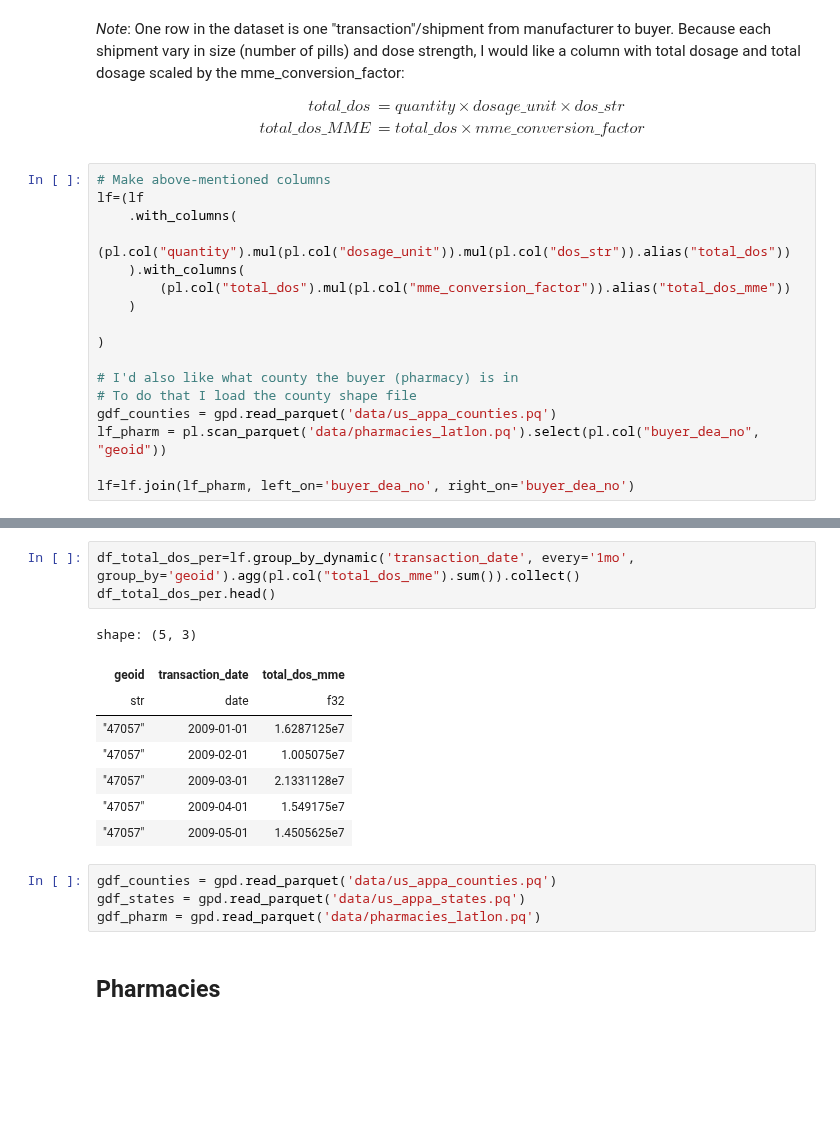
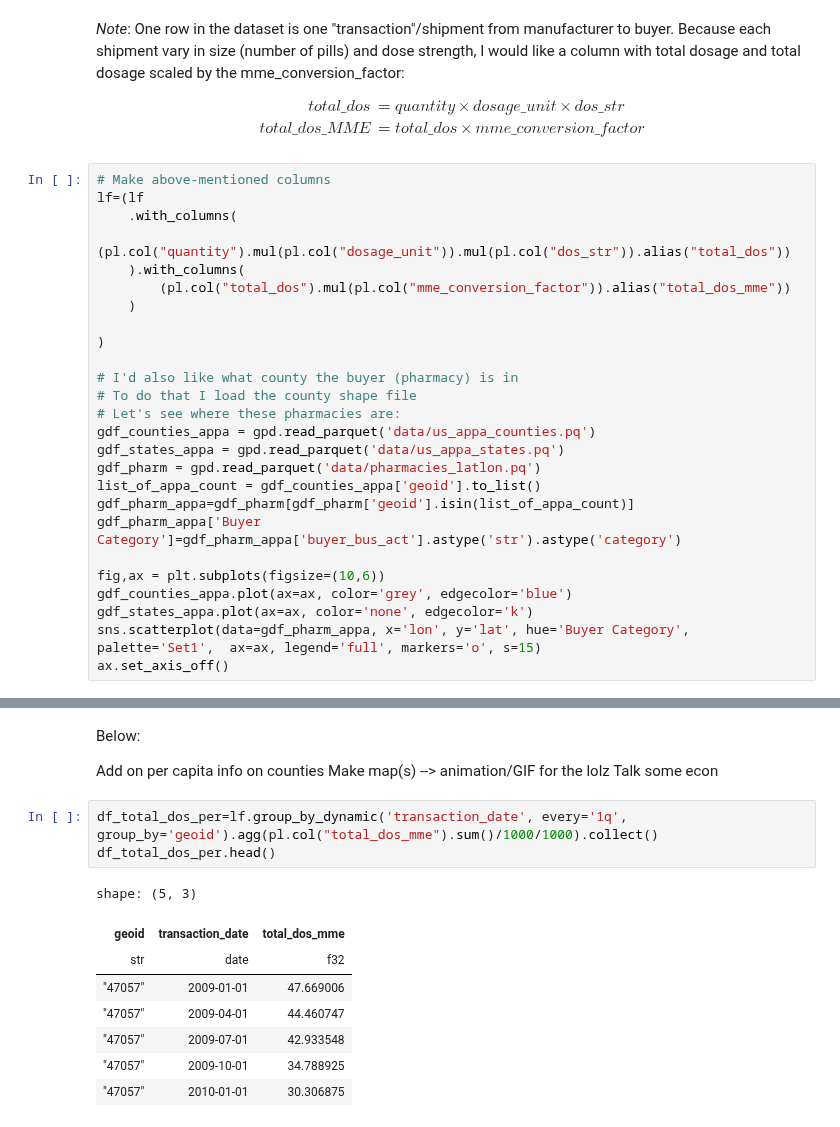
Before and after one commit to NumEconCopenhagen/projects-2024-jbh, a Jupyter notebook: dataproject/main.ipynb, the cells around one changed output, grey strips where cells are left out. Drawn from its saved outputs; the diff is of its cells as text; blank space fills up the shorter version.

Commit message:
prog w/ dataproj + tweaks to inaug --> make map animation

```diff
--- a/dataproject/main.ipynb
+++ b/dataproject/main.ipynb
@@ -147,8 +150,17 @@ lf=(lf
 
 # I'd also like what county the buyer (pharmacy) is in
 # To do that I load the county shape file
-gdf_counties = gpd.read_parquet('data/us_appa_counties.pq')
-lf_pharm = pl.scan_parquet('data/pharmacies_latlon.pq').select(pl.col("buyer_dea_no", "geoid"))
+# Let's see where these pharmacies are:
+gdf_counties_appa = gpd.read_parquet('data/us_appa_counties.pq')
+gdf_states_appa = gpd.read_parquet('data/us_appa_states.pq')
+gdf_pharm = gpd.read_parquet('data/pharmacies_latlon.pq')
+list_of_appa_count = gdf_counties_appa['geoid'].to_list()
+gdf_pharm_appa=gdf_pharm[gdf_pharm['geoid'].isin(list_of_appa_count)]
+gdf_pharm_appa['Buyer Category']=gdf_pharm_appa['buyer_bus_act'].astype('str').astype('category')
 
-lf=lf.join(lf_pharm, left_on='buyer_dea_no', right_on='buyer_dea_no')
+fig,ax = plt.subplots(figsize=(10,6))
+gdf_counties_appa.plot(ax=ax, color='grey', edgecolor='blue')
+gdf_states_appa.plot(ax=ax, color='none', edgecolor='k')
+sns.scatterplot(data=gdf_pharm_appa, x='lon', y='lat', hue='Buyer Category', palette='Set1',  ax=ax, legend='full', markers='o', s=15)
+ax.set_axis_off()
 # %% [output]
@@ -182,18 +217,18 @@ Add on per capita info...
+# %% [markdown]
+Below:
+
+Add on per capita info on counties
+Make map(s) --> animation/GIF for the lolz
+Talk some econ
 # %%
-df_total_dos_per=lf.group_by_dynamic('transaction_date', every='1mo', group_by='geoid').agg(pl.col("total_dos_mme").sum()).collect()
+df_total_dos_per=lf.group_by_dynamic('transaction_date', every='1q', group_by='geoid').agg(pl.col("total_dos_mme").sum()/1000/1000).collect()
 df_total_dos_per.head()
 # %% [output]
 shape: (5, 3)
 | geoid | transaction_date | total_dos_mme |
 | str | date | f32 |
-| "47057" | 2009-01-01 | 1.6287125e7 |
-| "47057" | 2009-02-01 | 1.005075e7 |
-| "47057" | 2009-03-01 | 2.1331128e7 |
-| "47057" | 2009-04-01 | 1.549175e7 |
-| "47057" | 2009-05-01 | 1.4505625e7 |
+| "47057" | 2009-01-01 | 47.669006 |
+| "47057" | 2009-04-01 | 44.460747 |
+| "47057" | 2009-07-01 | 42.933548 |
+| "47057" | 2009-10-01 | 34.788925 |
+| "47057" | 2010-01-01 | 30.306875 |
-# %%
-gdf_counties = gpd.read_parquet('data/us_appa_counties.pq')
-gdf_states = gpd.read_parquet('data/us_appa_states.pq')
-gdf_pharm = gpd.read_parquet('data/pharmacies_latlon.pq')
-# %% [markdown]
-## Pharmacies
```
Also changed, not shown: parts of 18 cells of this notebook, 8 other files.
